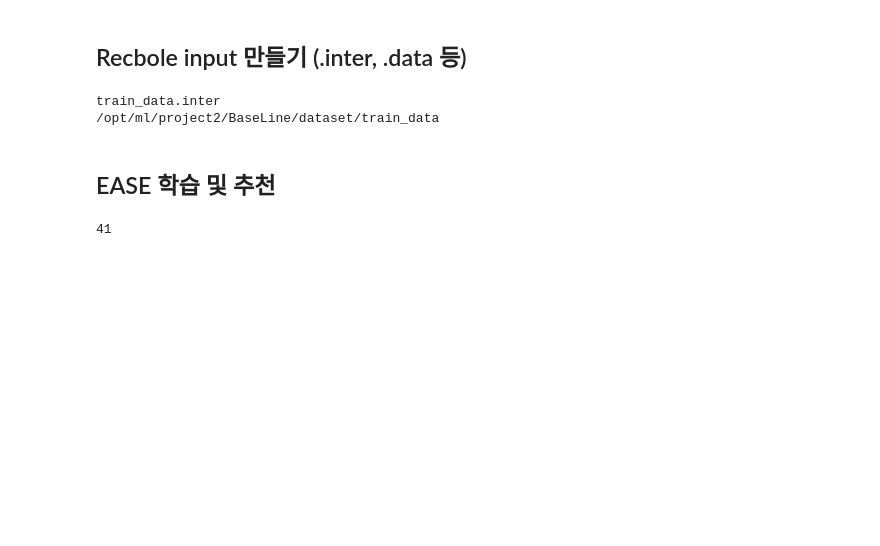
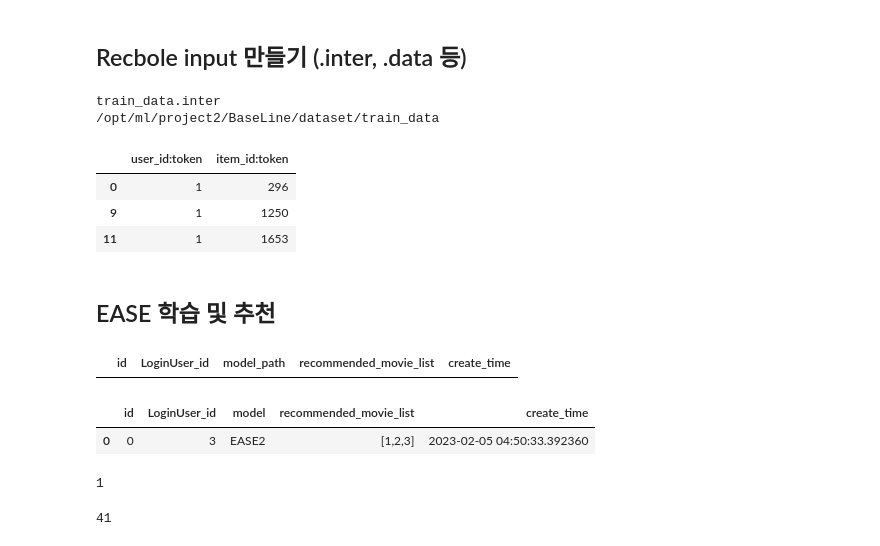
Before and after one commit to boostcampaitech4lv23recsys2/level3_productserving-level3-recsys-08, a Jupyter notebook: Airflow/00_Fake_User_Recommend/Fake_User_Recommend.ipynb, the cells around one changed output. Drawn from its saved outputs; the diff is of its cells as text; code cells hidden in the pictures; blank space fills up the shorter version.

```diff
--- a/Airflow/00_Fake_User_Recommend/Fake_User_Recommend.ipynb
+++ b/Airflow/00_Fake_User_Recommend/Fake_User_Recommend.ipynb
@@ -141,3 +167,0 @@ merge_rating.shape
-# %%
-merge_rating.columns = ['userId:token', 'movieId:token']
-merge_rating[:3]
@@ -154,5 +173,13 @@ merge_rating[:3]
 # %% [output]
 train_data.inter
 /opt/ml/project2/BaseLine/dataset/train_data
+# %%
+merge_rating.columns = ['user_id:token', 'item_id:token']
+merge_rating[:3]
+# %% [output]
+|  | user_id:token | item_id:token |
+| 0 | 1 | 296 |
+| 9 | 1 | 1250 |
+| 11 | 1 | 1653 |
 # %%
 merge_rating.to_csv("/opt/ml/project2/BaseLine/dataset/train_data/train_data.inter",sep='\t',index=False)
@@ -159,2 +190,19 @@ merge_rating.to_csv("/opt/ml/project2/BaseLine/dataset/train_data/train_data.int
 # %% [markdown]
 ## EASE 학습 및 추천
+# %%
+df = pd.read_sql_query("select * from common_batchtrain", engine)
+df.head()
+# %% [output]
+|  | id | LoginUser_id | model_path | recommended_movie_list | create_time |
+# %%
+cols = ['id','LoginUser_id', 'model', 'recommended_movie_list','create_time']
+df = pd.DataFrame(columns=cols)
+df.loc[len(df),:]=[len(df),3,"EASE2","[1,2,3]",pd.Timestamp.now()]
+df
+# %% [output]
+|  | id | LoginUser_id | model | recommended_movie_list | create_time |
+| 0 | 0 | 3 | EASE2 | [1,2,3] | 2023-02-05 04:50:33.392360 |
+# %%
+df.to_sql(name='common_batchtrain', con=engine, index=False, if_exists='append')
+# %% [output]
+1
```
Also changed, not shown: parts of 11 cells of this notebook.
